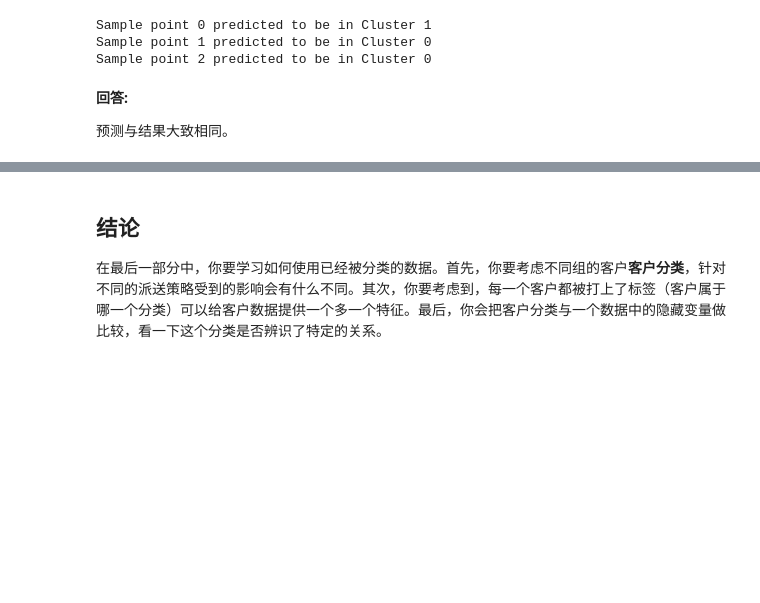
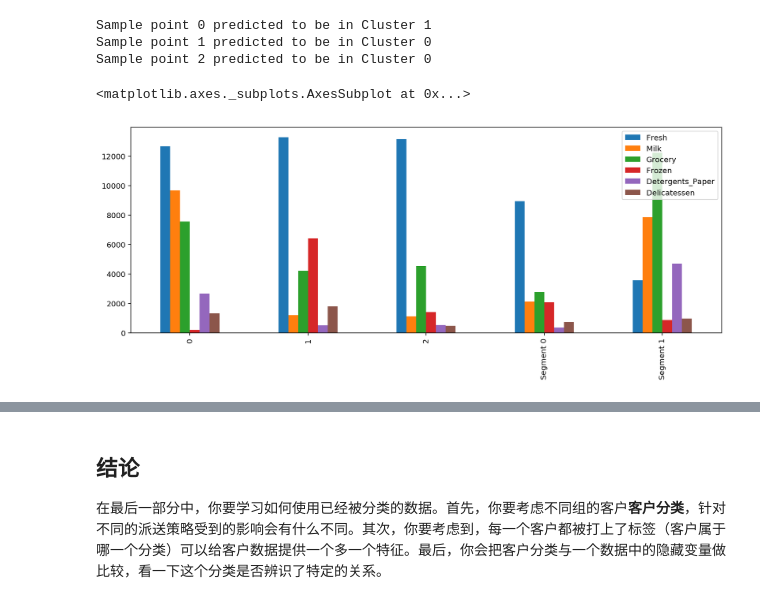
Before and after one commit to aesne/creating_customer_segments, a Jupyter notebook: customer_segments.ipynb, the cells around one changed output, grey strips where cells are left out. Cells and saved outputs as stored; diff of their text form; code cells hidden in the pictures; blank space fills up the shorter version.

```diff
--- a/customer_segments.ipynb
+++ b/customer_segments.ipynb
@@ -161,3 +174,9 @@ pd.plotting.scatter_matrix(data, alpha = 0.3, figsize = (14,8), diagonal = 'kde'
 *这里是否存在一些特征他们彼此之间存在一定程度相关性？如果有请列出。这个结果是验证了还是否认了你尝试预测的那个特征的相关性？这些特征的数据是怎么分布的？*
 
 **提示：** 这些数据是正态分布(normally distributed)的吗？大多数的数据点分布在哪？
+# %%
+# 各特征的偏度
+from scipy.stats import skew
+
+for feature in data.keys().tolist():
+    print 'skewness of %s: %s' % (feature, skew(data[feature]))
@@ -475,6 +502,9 @@ def best_cluster_number(data, max_component):
 
         scores.append(score)
 
+    for index, value in enumerate(scores):
+        print 'component number: %s, silhouette score: %s' %(index+2, value)
+
     score = max(scores)
     cluster_number = scores.index(score) + 2
 
@@ -492,6 +522,4 @@ centers = clusterer.means_
 
 # TODO：预测在每一个转换后的样本点的类
 sample_preds = clusterer.predict(pca_samples)
-
-print 'score: ', score
 # %% [output]
@@ -565,8 +611,9 @@ for i, pred in enumerate(sample_preds):
 Sample point 0 predicted to be in Cluster 1
 Sample point 1 predicted to be in Cluster 0
 Sample point 2 predicted to be in Cluster 0
-# %% [markdown]
-**回答:**
-
-
-预测与结果大致相同。
+# %%
+compare_bar = samples.append(true_centers)
+compare_bar.plot(kind='bar', figsize=(14, 5))
+# %% [output]
+<matplotlib.axes._subplots.AxesSubplot at 0x...>
+[figure, added]
```
Also changed, not shown: parts of 5 cells of this notebook, 1 other file.
